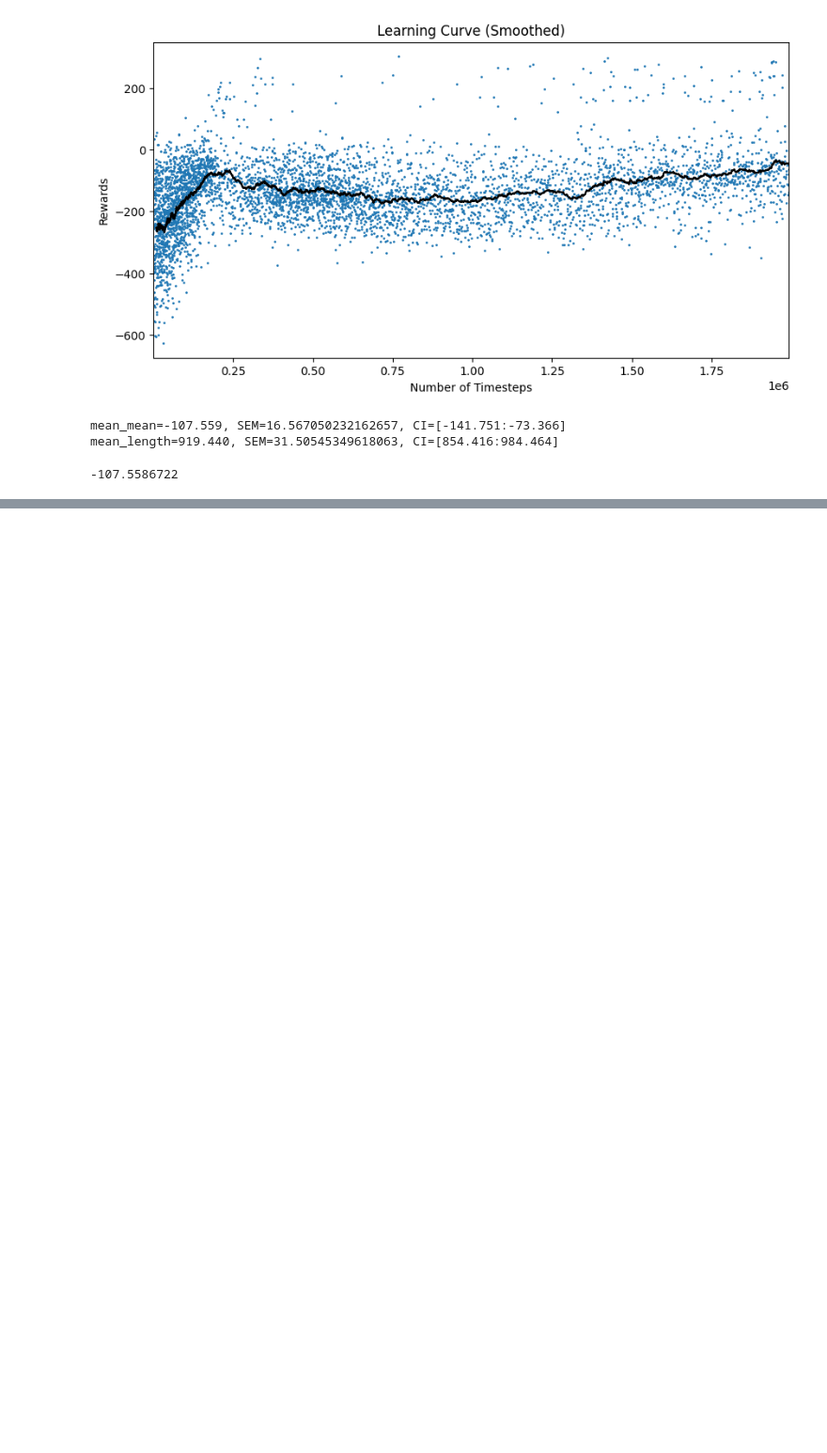
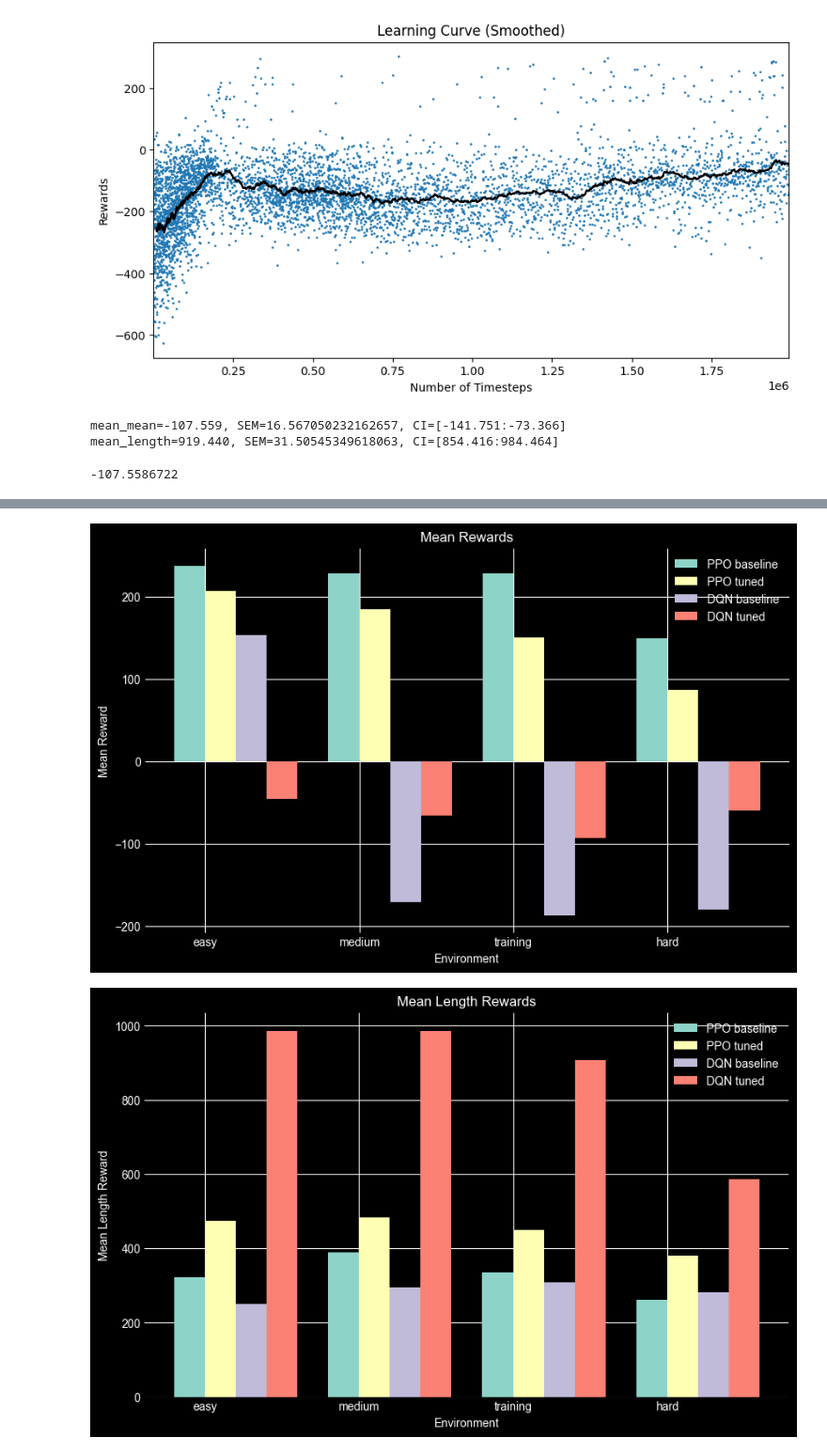
Before and after one commit to Henrique-O-S/ASMA_Project_2, a Jupyter notebook: notebook.ipynb, the cells around one changed output, grey strips where cells are left out. Shown at 94% size. Drawn from its saved outputs; the diff is of its cells as text; code cells hidden in the pictures; blank space fills up the shorter version.

Commit message:
different environment analysis and graphics

```diff
--- a/notebook.ipynb
+++ b/notebook.ipynb
@@ -394,0 +448,45 @@ save_trained_agent_gif(model, filename="dqn_v02.gif", n=2, fps=60)
+# %%
+mean_rewards = {
+    "PPO baseline": [237.634, 227.993, 228.206, 149.254],
+    "PPO tuned": [206.391, 185.063, 150.251, 86.899],
+    "DQN baseline": [153.800, -170.665, -186.874, -180.557],
+    "DQN tuned": [-45.737, -65.781, -93.323, -60.096]
+}
+
+mean_length_rewards = {
+    "PPO baseline": [321.820, 388.560, 334.880, 260.780],
+    "PPO tuned": [474.500, 482.840, 448.340, 380.820],
+    "DQN baseline": [250.300, 294.080, 308.060, 282.220],
+    "DQN tuned": [985.880, 984.940, 906.900, 585.660]
+}
+
+env_names = ['easy', 'medium', 'training', 'hard']
+bar_width = 0.2
+plt.style.use('dark_background')
+
+# Create a new figure for the mean_rewards plot
+plt.figure(figsize=(10, 6))
+for i, (name, rewards) in enumerate(mean_rewards.items()):
+    plt.bar(np.arange(len(env_names)) + i * bar_width, rewards, width=bar_width, label=name)
+
+plt.title('Mean Rewards')
+plt.xlabel('Environment')
+plt.ylabel('Mean Reward')
+plt.xticks(np.arange(len(env_names)) + bar_width / 2, env_names)  # set the x-ticks to be the environment names
+plt.legend()
+plt.show()
+
+# Create a new figure for the mean_length_rewards plot
+plt.figure(figsize=(10, 6))
+for i, (name, rewards) in enumerate(mean_length_rewards.items()):
+    plt.bar(np.arange(len(env_names)) + i * bar_width, rewards, width=bar_width, label=name)
+
+plt.title('Mean Length Rewards')
+plt.xlabel('Environment')
+plt.ylabel('Mean Length Reward')
+plt.xticks(np.arange(len(env_names)) + bar_width / 2, env_names)  # set the x-ticks to be the environment names
+plt.legend()
+plt.show()
+# %% [output]
+[figure, added]
+[figure, added]
```
Also changed, not shown: parts of 1 cell of this notebook.
